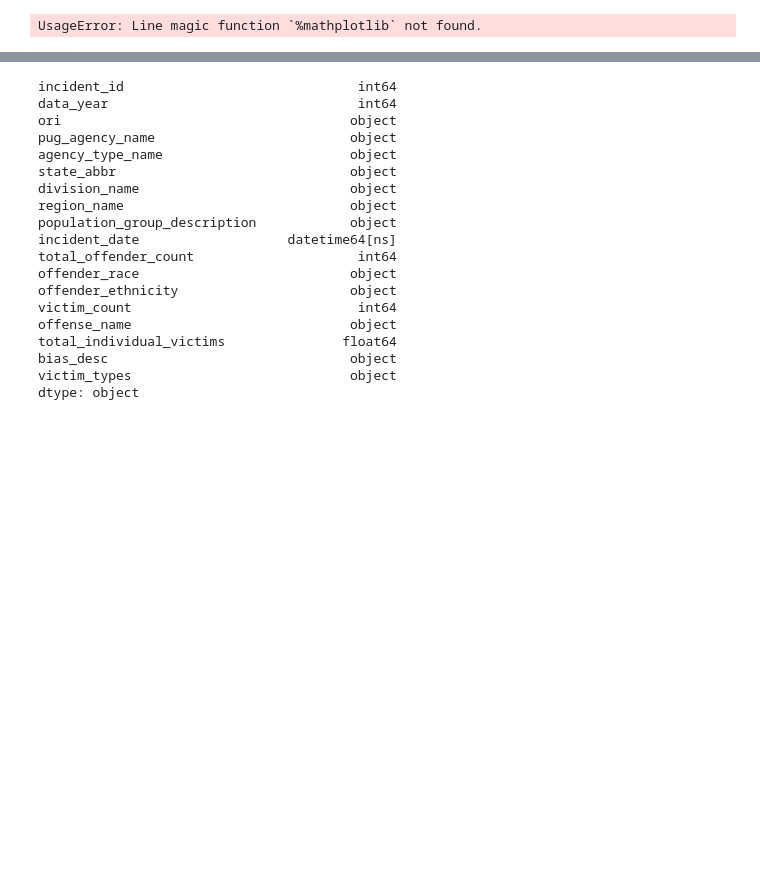
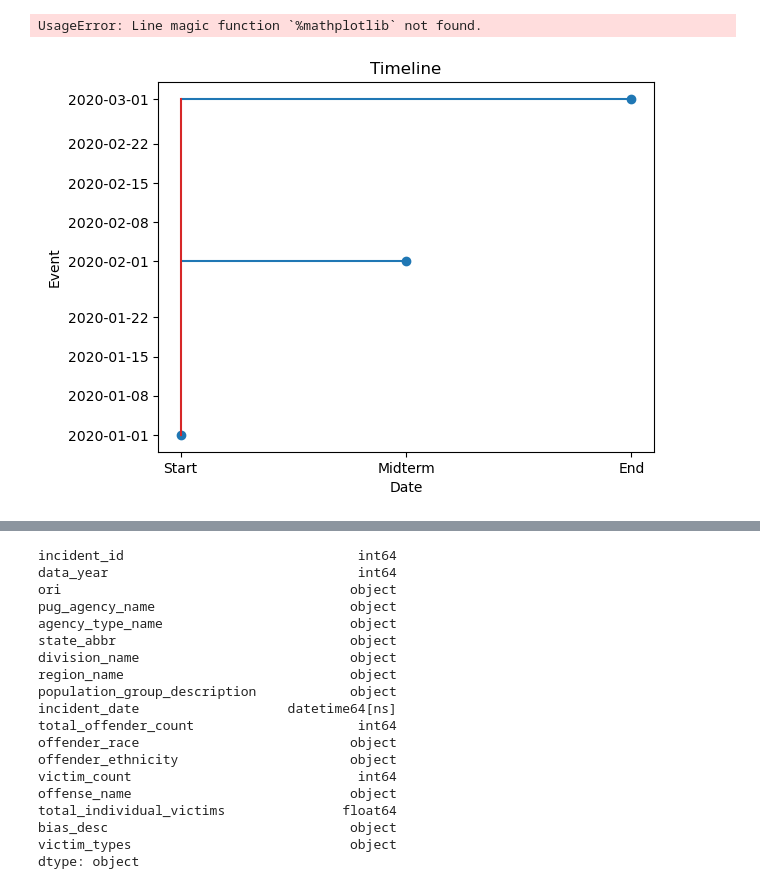
Before and after one commit to corporatemanny/FBI-Hate-Crime-Analysis, a Jupyter notebook: Analysis/dataFilter.ipynb, the cells around one changed output, grey strips where cells are left out. Saved outputs shown, nothing was run; the diff lists cells and outputs as text; code cells hidden in the pictures; blank space fills up the shorter version.

Commit message:
Updated Data

```diff
--- a/Analysis/dataFilter.ipynb
+++ b/Analysis/dataFilter.ipynb
@@ -9,3 +10,16 @@ import matplotlib.pyplot as plt
+# %%
+# Create some data
+dates = [datetime.datetime(2020, 1, 1), datetime.datetime(2020, 2, 1), datetime.datetime(2020, 3, 1)]
+labels = ["Start", "Midterm", "End"]
+
+# Create the plot
+plt.stem(dates, labels, orientation="horizontal")
+plt.xlabel("Date")
+plt.ylabel("Event")
+plt.title("Timeline")
+plt.show()
+# %% [output]
+[figure, added]
 # %%
 hate_crime_data = os.path.join('..', 'Resources', 'hate_crime.csv')
 
```
Also changed, not shown: parts of 1 cell of this notebook, 3 other files.
